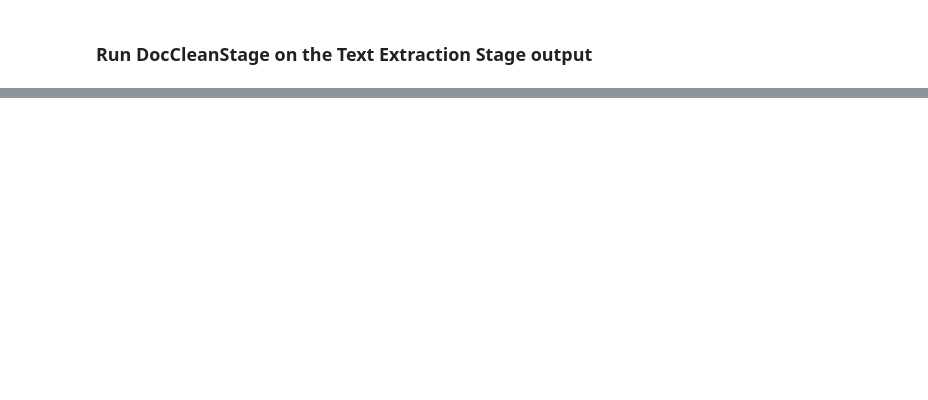
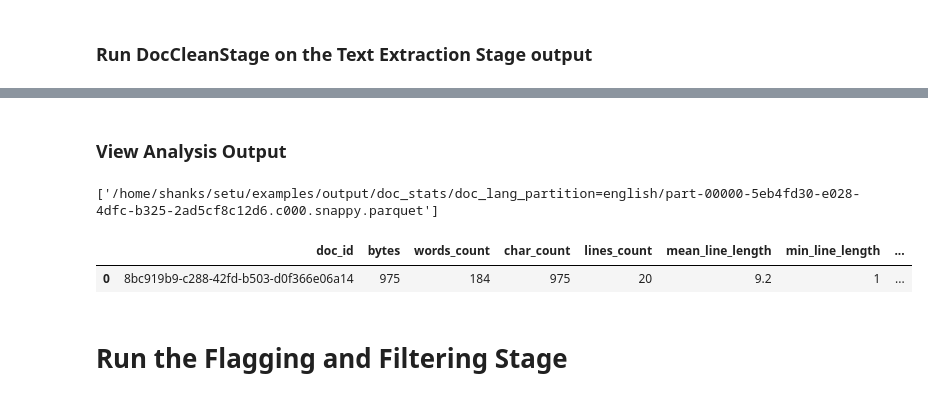
Before and after one commit to AI4Bharat/setu, a Jupyter notebook: examples/demo.ipynb, the cells around one changed output, grey strips where cells are left out. Saved outputs shown, nothing was run; the diff lists cells and outputs as text; code cells hidden in the pictures; blank space fills up the shorter version.

```diff
--- a/examples/demo.ipynb
+++ b/examples/demo.ipynb
@@ -183,0 +332,2 @@ GIT_PAGER: cat
+# %% [markdown]
+### View Analysis Output
@@ -183,0 +336,15 @@ GIT_PAGER: cat
+# %%
+parquets = glob(f"{al_output_path}/*.parquet")
+# %%
+parquets
+# %% [output]
+['/home/shanks/setu/examples/output/doc_stats/doc_lang_partition=english/part-00000-5eb4fd30-e028-4dfc-b325-2ad5cf8c12d6.c000.snappy.parquet']
+# %%
+df = pd.read_parquet(parquets[0])
+# %%
+df.head()
+# %% [output]
+|  | doc_id | bytes | words_count | char_count | lines_count | mean_line_length | min_line_length | ... |
+| 0 | 8bc919b9-c288-42fd-b503-d0f366e06a14 | 975 | 184 | 975 | 20 | 9.2 | 1 | ... |
+# %% [markdown]
+# Run the Flagging and Filtering Stage
```
Also changed, not shown: parts of 29 cells of this notebook, 52 other files.
